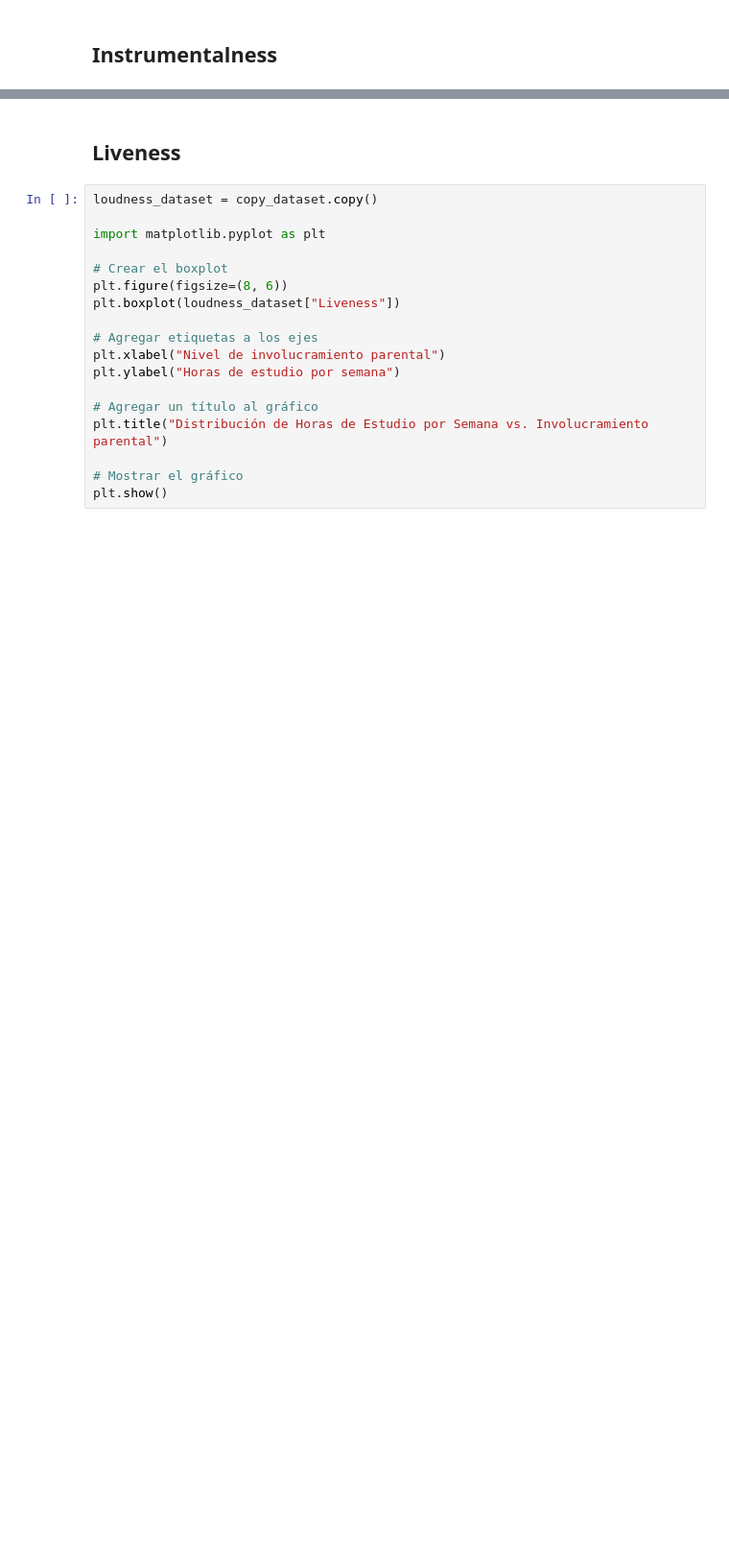
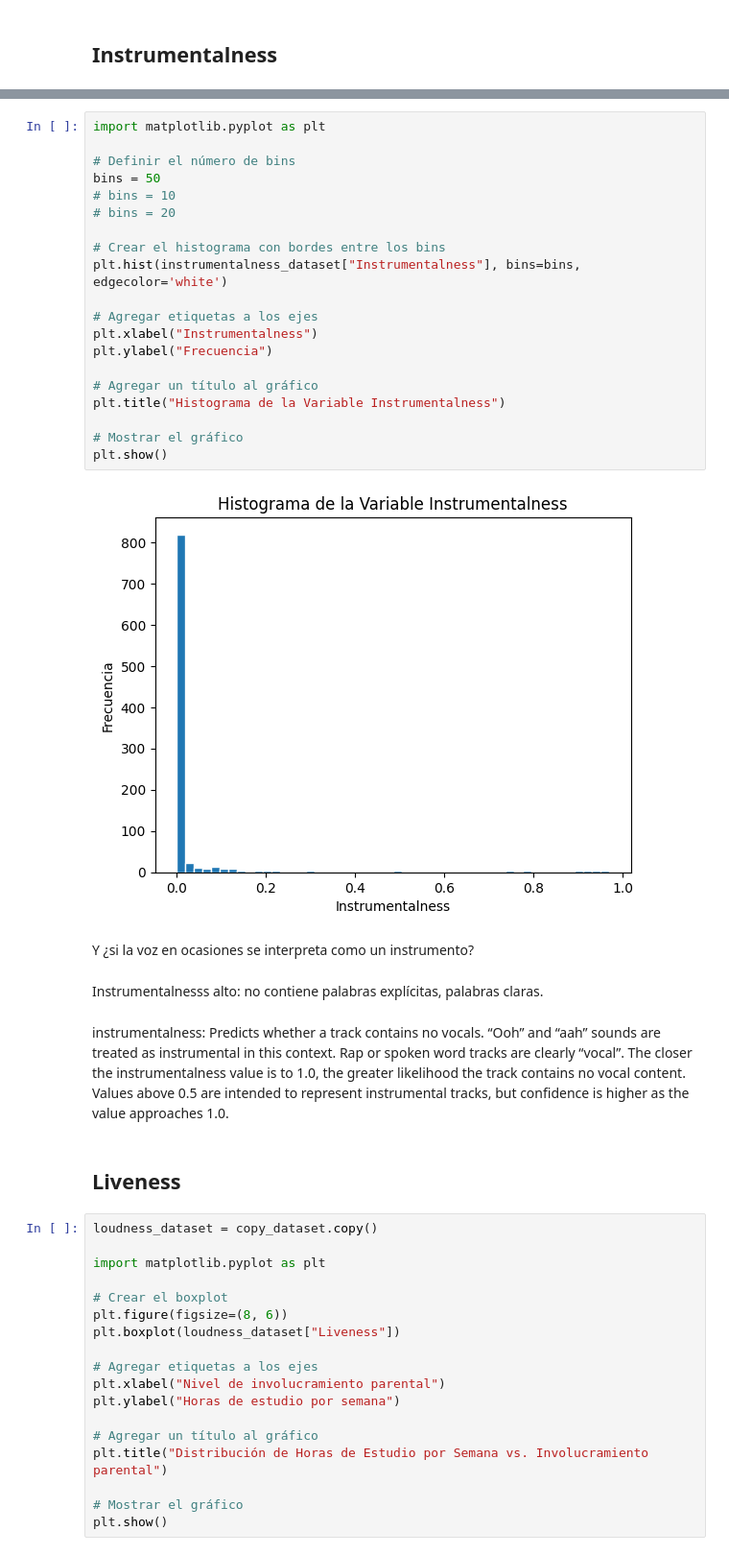
Before and after one commit to iroumec/TPE-FCD, a Jupyter notebook: Notebook.ipynb, the cells around one changed output, grey strips where cells are left out. Shown at 96% size. Drawn from its saved outputs; the diff is of its cells as text; blank space fills up the shorter version.

```diff
--- a/Notebook.ipynb
+++ b/Notebook.ipynb
@@ -1251,3 +1290,31 @@ plt.show()
+# %%
+import matplotlib.pyplot as plt
+
+# Definir el número de bins
+bins = 50
+# bins = 10
+# bins = 20
+
+# Crear el histograma con bordes entre los bins
+plt.hist(instrumentalness_dataset["Instrumentalness"], bins=bins, edgecolor='white')
+
+# Agregar etiquetas a los ejes
+plt.xlabel("Instrumentalness")
+plt.ylabel("Frecuencia")
+
+# Agregar un título al gráfico
+plt.title("Histograma de la Variable Instrumentalness")
+
+# Mostrar el gráfico
+plt.show()
+# %% [output]
+[figure, added]
+# %% [markdown]
+Y ¿si la voz en ocasiones se interpreta como un instrumento?
+# %% [markdown]
+Instrumentalnesss alto: no contiene palabras explícitas, palabras claras.
+# %% [markdown]
+instrumentalness: Predicts whether a track contains  no vocals. “Ooh” and “aah” sounds are treated as instrumental in this  context. Rap or spoken word tracks are clearly “vocal”. The closer the  instrumentalness value is to 1.0, the greater likelihood the track  contains no vocal content. Values above 0.5 are intended to represent  instrumental tracks, but confidence is higher as the value approaches  1.0.
 # %% [markdown]
 ## Liveness
 # %%
```
Also changed, not shown: parts of 14 cells of this notebook, 3 other files.
